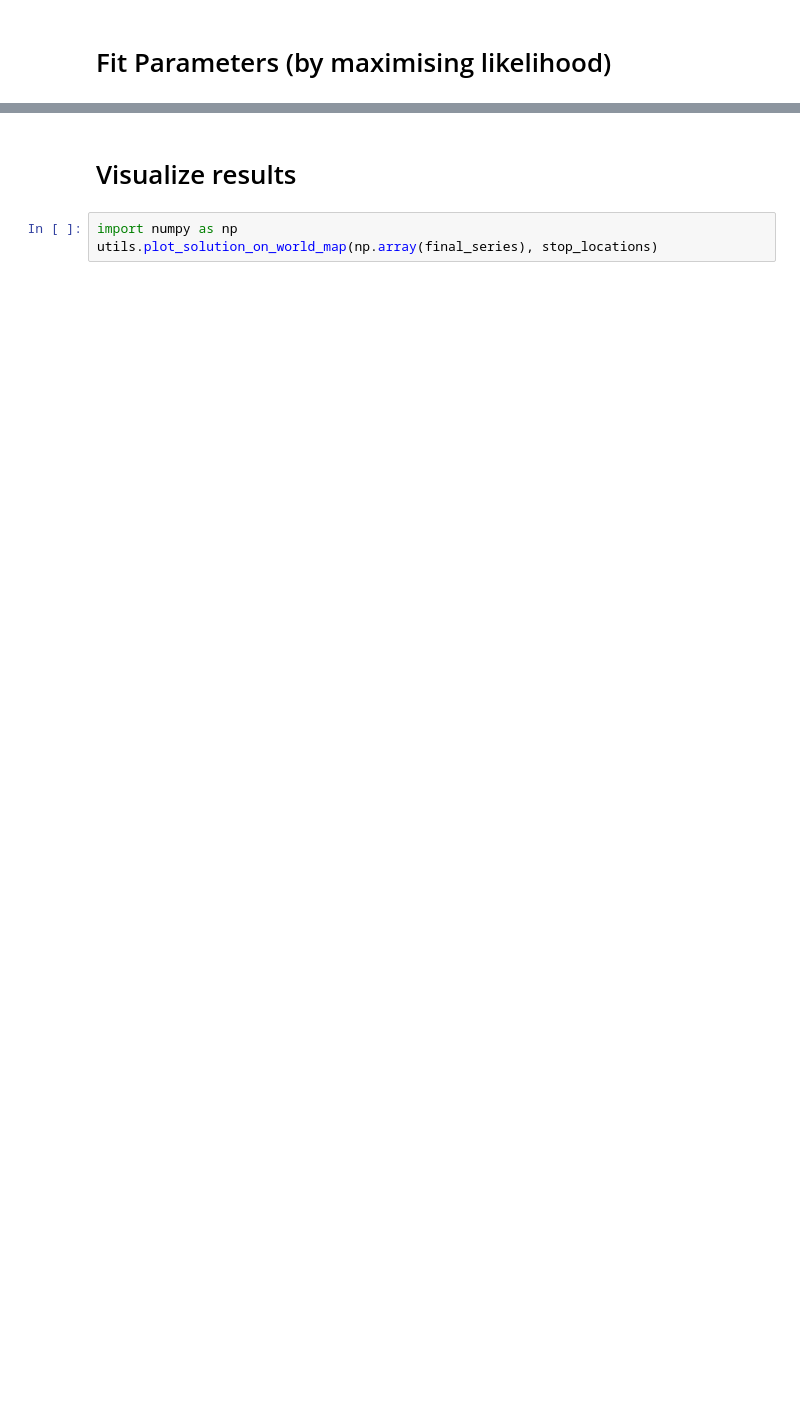
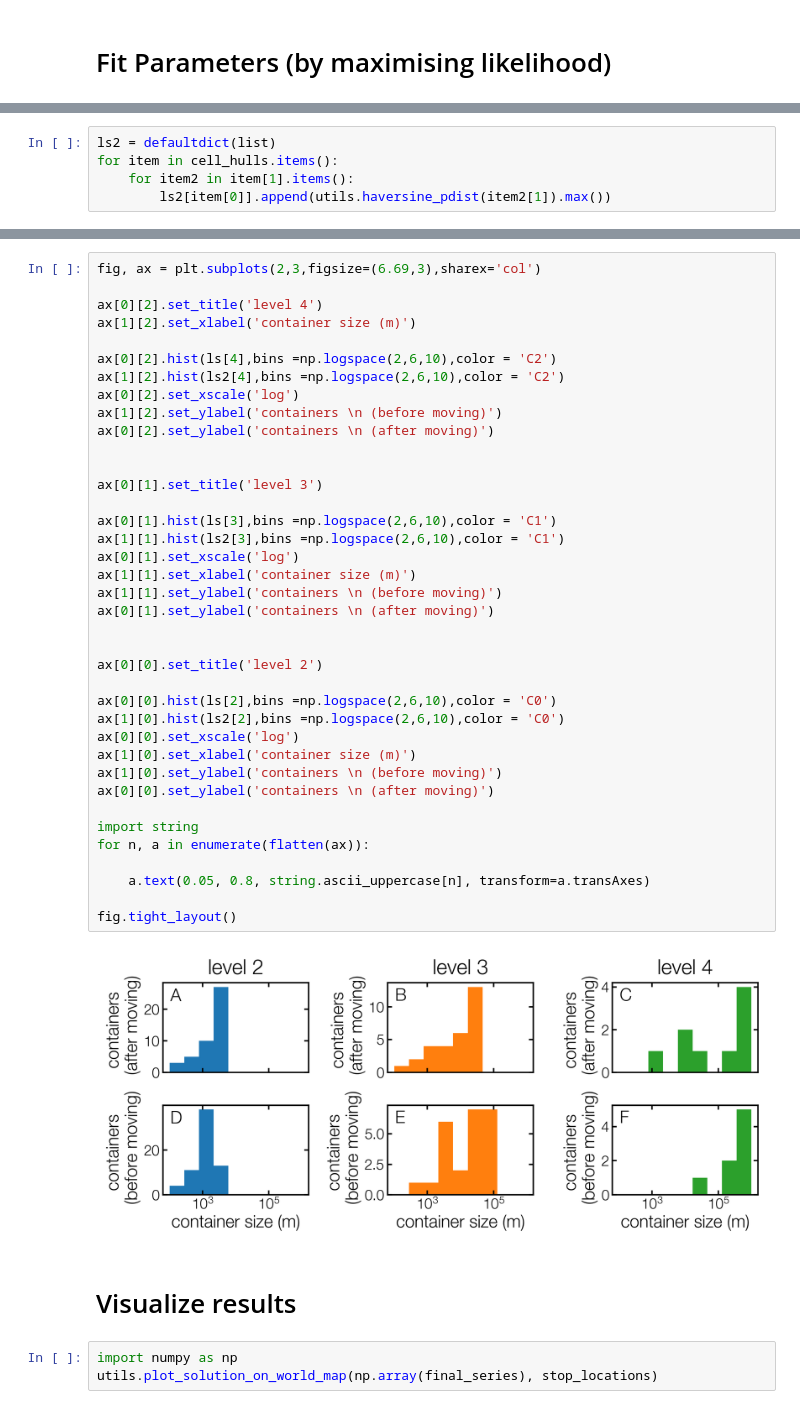
Before and after one commit to lalessan/scales_human_mobility, a Jupyter notebook: 2_Fit_data_and_generate.ipynb, the cells around one changed output, grey strips where cells are left out. Cells and saved outputs as stored; diff of their text form; blank space fills up the shorter version.

```diff
--- a/2_Fit_data_and_generate.ipynb
+++ b/2_Fit_data_and_generate.ipynb
@@ -141,0 +145,5 @@ Could not improve beyond scale 5. Optimization ends.
+# %%
+ls2 = defaultdict(list)
+for item in cell_hulls.items():
+    for item2 in item[1].items():
+        ls2[item[0]].append(utils.haversine_pdist(item2[1]).max())
@@ -142,3 +182,43 @@ Could not improve beyond scale 5. Optimization ends.
+# %%
+fig, ax = plt.subplots(2,3,figsize=(6.69,3),sharex='col')
+
+ax[0][2].set_title('level 4')
+ax[1][2].set_xlabel('container size (m)')
+
+ax[0][2].hist(ls[4],bins =np.logspace(2,6,10),color = 'C2')
+ax[1][2].hist(ls2[4],bins =np.logspace(2,6,10),color = 'C2')
+ax[0][2].set_xscale('log')
+ax[1][2].set_ylabel('containers \n (before moving)')
+ax[0][2].set_ylabel('containers \n (after moving)')
+
+
+ax[0][1].set_title('level 3')
+
+ax[0][1].hist(ls[3],bins =np.logspace(2,6,10),color = 'C1')
+ax[1][1].hist(ls2[3],bins =np.logspace(2,6,10),color = 'C1')
+ax[0][1].set_xscale('log')
+ax[1][1].set_xlabel('container size (m)')
+ax[1][1].set_ylabel('containers \n (before moving)')
+ax[0][1].set_ylabel('containers \n (after moving)')
+
+
+ax[0][0].set_title('level 2')
+
+ax[0][0].hist(ls[2],bins =np.logspace(2,6,10),color = 'C0')
+ax[1][0].hist(ls2[2],bins =np.logspace(2,6,10),color = 'C0')
+ax[0][0].set_xscale('log')
+ax[1][0].set_xlabel('container size (m)')
+ax[1][0].set_ylabel('containers \n (before moving)')
+ax[0][0].set_ylabel('containers \n (after moving)')
+
+import string
+for n, a in enumerate(flatten(ax)):
+
+    a.text(0.05, 0.8, string.ascii_uppercase[n], transform=a.transAxes)
+
+fig.tight_layout()
+# %% [output]
+[figure, added]
 # %% [markdown]
 # Visualize results
 # %%
```
Also changed, not shown: parts of 6 cells of this notebook, 7 other files.
